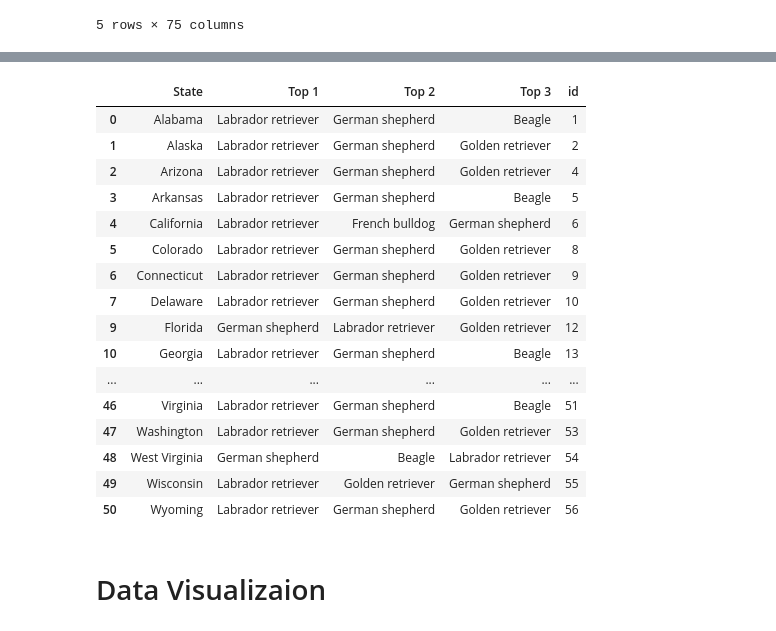
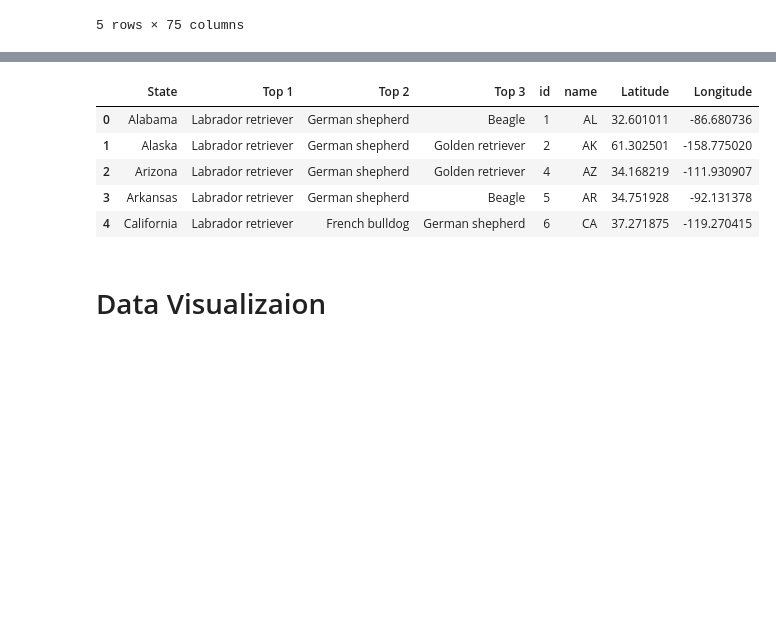
Before and after one commit to bminie/SIADS_591_592, a Jupyter notebook: Milestone_I-shared.ipynb, the cells around one changed output, grey strips where cells are left out. Cells and saved outputs as stored; diff of their text form; code cells hidden in the pictures; blank space fills up the shorter version.

Commit message:
Adding updated Jupyter Notebook along with exported HTML and PDF versions for viewing. Added new project/data files and final report as PDF and Word doc.

```diff
--- a/Milestone_I-shared.ipynb
+++ b/Milestone_I-shared.ipynb
@@ -120,6 +120,10 @@ dog_iq.head()
 | 2 | German Shepherd | Brightest Dogs | 95% | 1 | 4 |
 | 3 | Golden Retriever | Brightest Dogs | 95% | 1 | 4 |
 | 4 | Doberman Pinscher | Brightest Dogs | 95% | 1 | 4 |
+# %%
+top_dog_by_state = pd.read_csv("project_data/top_dog_breeds_by_state.csv")
+states = pd.read_csv("project_data/states.csv")
+state_lat_long = pd.read_csv('project_data/statelatlong.csv')
 # %% [markdown]
 ### Generate Some Mean Statistics
 # %%
@@ -341,36 +345,23 @@ sort_df[:100]
 # %%
 # this dataframe is for the top dog breeds in different states
-
-# https://github.com/vega/vega/blob/master/docs/data/population_engineers_hurricanes.csv
-states = pd.read_csv("project_data/states.txt")
-
+state_lat_long = state_lat_long.rename(columns={'State':'name','City':'State'})
 new_state = pd.DataFrame({'State':['District of Columbia'], 'Top 1':'NaN', 'Top 2':'NaN', 'Top 3':'NaN'}, index=[50])
 concat = pd.concat([top_dog_by_state,new_state])
 concat = concat.sort_values('State').reset_index(drop=True)
 new_state2 = pd.DataFrame({'State':['Puerto Rico'], 'Top 1':'NaN', 'Top 2':'NaN', 'Top 3':'NaN'}, index=[51])
 concat = pd.concat([concat,new_state2])
 lst=list(states['id'])
 concat['id'] = lst
-concat = concat.drop([8,51])
-concat
+concat = pd.merge(concat,state_lat_long,on='State')
+concat = concat.drop([8])
+concat.head()
 # %% [output]
-|  | State | Top 1 | Top 2 | Top 3 | id |
-| 0 | Alabama | Labrador retriever | German shepherd | Beagle | 1 |
-| 1 | Alaska | Labrador retriever | German shepherd | Golden retriever | 2 |
-| 2 | Arizona | Labrador retriever | German shepherd | Golden retriever | 4 |
-| 3 | Arkansas | Labrador retriever | German shepherd | Beagle | 5 |
-| 4 | California | Labrador retriever | French bulldog | German shepherd | 6 |
-| 5 | Colorado | Labrador retriever | German shepherd | Golden retriever | 8 |
-| 6 | Connecticut | Labrador retriever | German shepherd | Golden retriever | 9 |
-| 7 | Delaware | Labrador retriever | German shepherd | Golden retriever | 10 |
-| 9 | Florida | German shepherd | Labrador retriever | Golden retriever | 12 |
-| 10 | Georgia | Labrador retriever | German shepherd | Beagle | 13 |
-| ... | ... | ... | ... | ... | ... |
-| 46 | Virginia | Labrador retriever | German shepherd | Beagle | 51 |
-| 47 | Washington | Labrador retriever | German shepherd | Golden retriever | 53 |
-| 48 | West Virginia | German shepherd | Beagle | Labrador retriever | 54 |
-| 49 | Wisconsin | Labrador retriever | Golden retriever | German shepherd | 55 |
-| 50 | Wyoming | Labrador retriever | German shepherd | Golden retriever | 56 |
+|  | State | Top 1 | Top 2 | Top 3 | id | name | Latitude | Longitude |
+| 0 | Alabama | Labrador retriever | German shepherd | Beagle | 1 | AL | 32.601011 | -86.680736 |
+| 1 | Alaska | Labrador retriever | German shepherd | Golden retriever | 2 | AK | 61.302501 | -158.775020 |
+| 2 | Arizona | Labrador retriever | German shepherd | Golden retriever | 4 | AZ | 34.168219 | -111.930907 |
+| 3 | Arkansas | Labrador retriever | German shepherd | Beagle | 5 | AR | 34.751928 | -92.131378 |
+| 4 | California | Labrador retriever | French bulldog | German shepherd | 6 | CA | 37.271875 | -119.270415 |
 # %% [markdown]
 # Data Visualizaion
 # %% [markdown]
```
Also changed, not shown: parts of 26 cells of this notebook, 6 other files.
